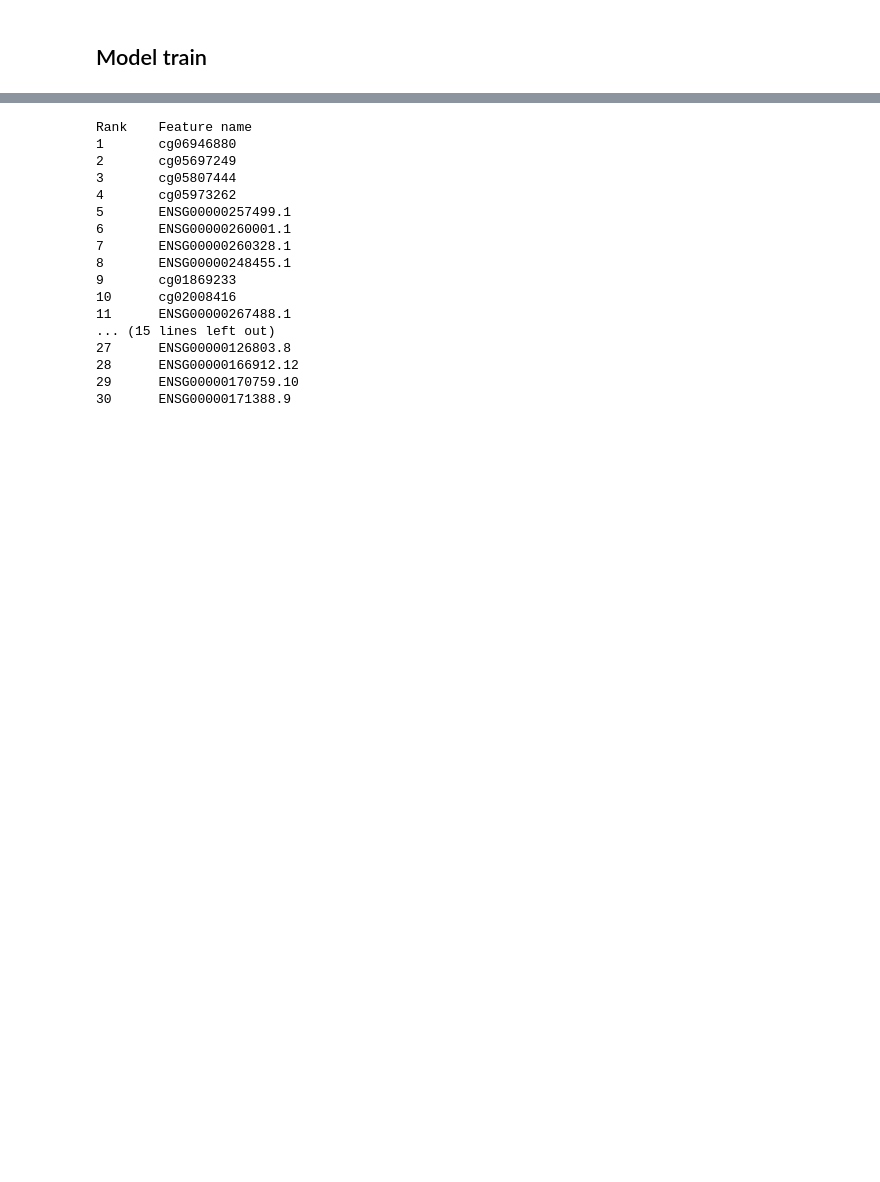
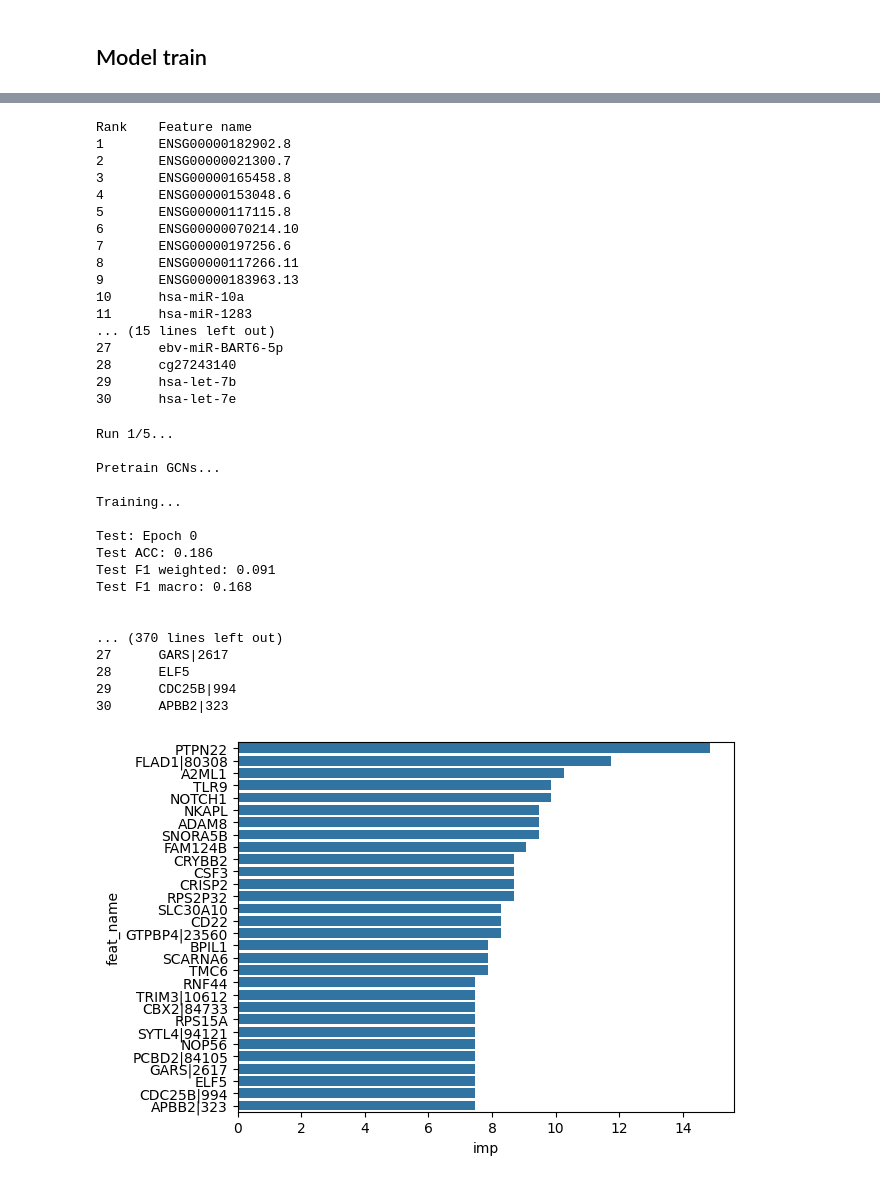
Before and after one commit to LamineTourelab/MOGONET, a Jupyter notebook: MOGONET_tutorial_colab.ipynb, the cells around one changed output, grey strips where cells are left out. Saved outputs shown, nothing was run; the diff lists cells and outputs as text; code cells hidden in the pictures; blank space fills up the shorter version.

```diff
--- a/MOGONET_tutorial_colab.ipynb
+++ b/MOGONET_tutorial_colab.ipynb
@@ -58,7 +60,7 @@ if __name__ == "__main__":
     data_folder = 'ROSMAP'  # Choose 'ROSMAP' for binary classification or 'BRCA' for multi-class
     view_list = [1, 2, 3]  # Define the number of omics views
     num_epoch_pretrain = 1500
-    num_epoch = 1500
+    num_epoch = 500
     lr_e_pretrain = 1e-3
     lr_e = 5e-4
     lr_c = 1e-3
@@ -146,19 +148,19 @@ if __name__ == "__main__":
     summarize_imp_feat(featimp_list_list)
 # %% [output]
 Rank    Feature name
-1       cg06946880
-2       cg05697249
-3       cg05807444
-4       cg05973262
-5       ENSG00000257499.1
-6       ENSG00000260001.1
-7       ENSG00000260328.1
-8       ENSG00000248455.1
-9       cg01869233
-10      cg02008416
-11      ENSG00000267488.1
+1       ENSG00000182902.8
+2       ENSG00000021300.7
+3       ENSG00000165458.8
+4       ENSG00000153048.6
+5       ENSG00000117115.8
+6       ENSG00000070214.10
+7       ENSG00000197256.6
+8       ENSG00000117266.11
+9       ENSG00000183963.13
+10      hsa-miR-10a
+11      hsa-miR-1283
 ... (15 lines left out)
-27      ENSG00000126803.8
-28      ENSG00000166912.12
-29      ENSG00000170759.10
-30      ENSG00000171388.9
+27      ebv-miR-BART6-5p
+28      cg27243140
+29      hsa-let-7b
+30      hsa-let-7e
@@ -164,0 +226,27 @@ Rank    Feature name
+# %%
+if __name__ == "__main__":
+    data_folder = 'BRCA'  # Change to 'ROSMAP' if needed
+    view_list = [1, 2, 3]
+    num_class = 5 if data_folder == 'BRCA' else 2
+
+    all_metrics = run_cross_validation(data_folder, view_list, num_class)
+    plot_results(all_metrics[:-1], all_metrics[-1])
+# %% [output]
+Run 1/5...
+
+Pretrain GCNs...
+
+Training...
+
+Test: Epoch 0
+Test ACC: 0.186
+Test F1 weighted: 0.091
+Test F1 macro: 0.168
+
+
+... (370 lines left out)
+27      GARS|2617
+28      ELF5
+29      CDC25B|994
+30      APBB2|323
+[figure, added]
```
Also changed, not shown: parts of 7 cells of this notebook.
